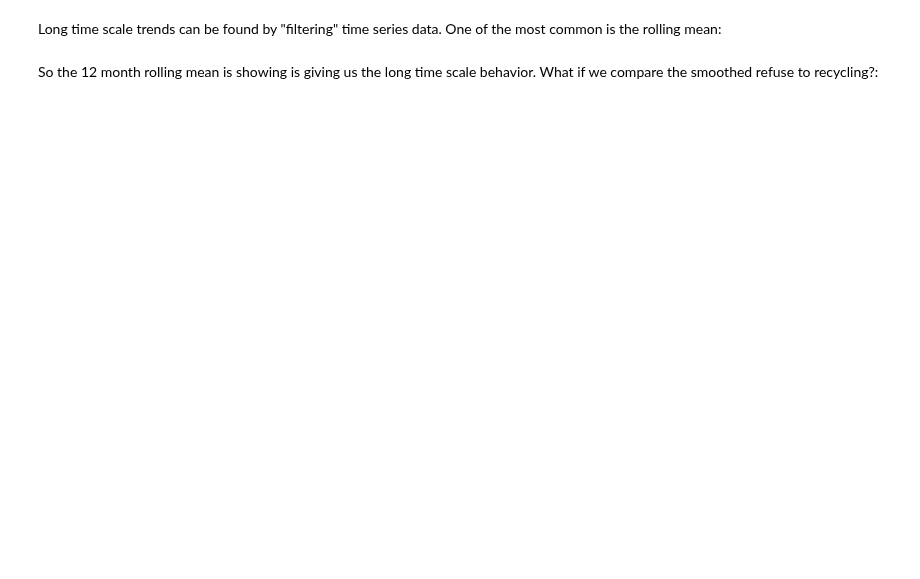
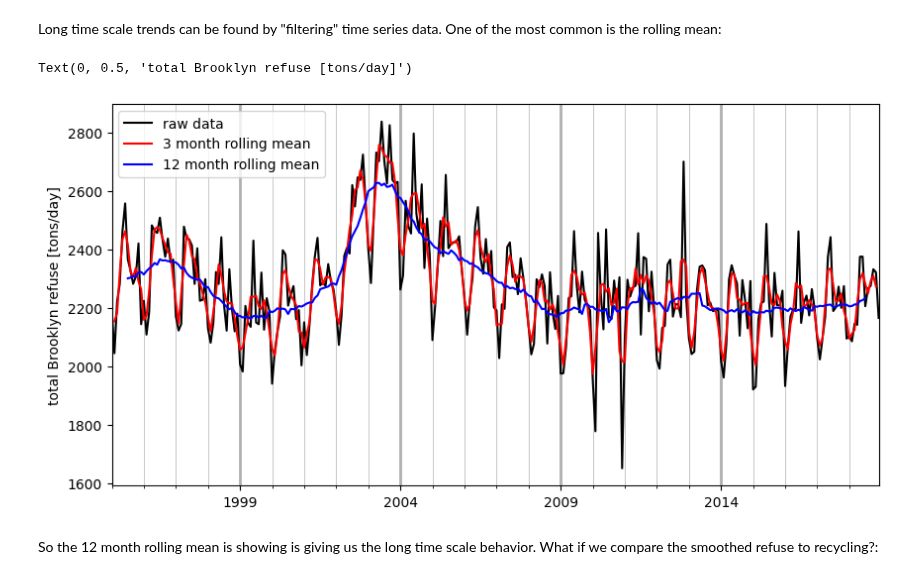
Before and after one commit to ReidelVichot/DSTEP23, a Jupyter notebook: week_5/dstep23_dsny_trash_part2_rvichot.ipynb, the cells around one changed output. Drawn from its saved outputs; the diff is of its cells as text; code cells hidden in the pictures; blank space fills up the shorter version.

```diff
--- a/week_5/dstep23_dsny_trash_part2_rvichot.ipynb
+++ b/week_5/dstep23_dsny_trash_part2_rvichot.ipynb
@@ -229,11 +226,15 @@ bk_ts_12 = bk_ts.rolling(12, center=True).mean()
 # %%
 # -- plot the two
 fig, ax = plt.subplots(figsize=(10, 5))
 bk_ts.plot(y="refuse", color="k", label="raw data", ax=ax)
-bk_ts_03.plot()
+bk_ts_03.plot(y="refuse", color="r", label="3 month rolling mean", ax=ax)
+bk_ts_12.plot(y="refuse", color="b", label="12 month rolling mean", ax=ax)
 ax.grid(axis="x", which="major", lw=2)
 ax.grid(axis="x", which="minor", lw=0.5)
 ax.set_xlabel("")
 ax.set_ylabel("total Brooklyn refuse [tons/day]")
+# %% [output]
+Text(0, 0.5, 'total Brooklyn refuse [tons/day]')
+[figure, added]
 # %% [markdown]
 So the 12 month rolling mean is showing is giving us the long time scale behavior.  What if we compare the smoothed refuse to recycling?:
```
Also changed, not shown: parts of 7 cells of this notebook.
